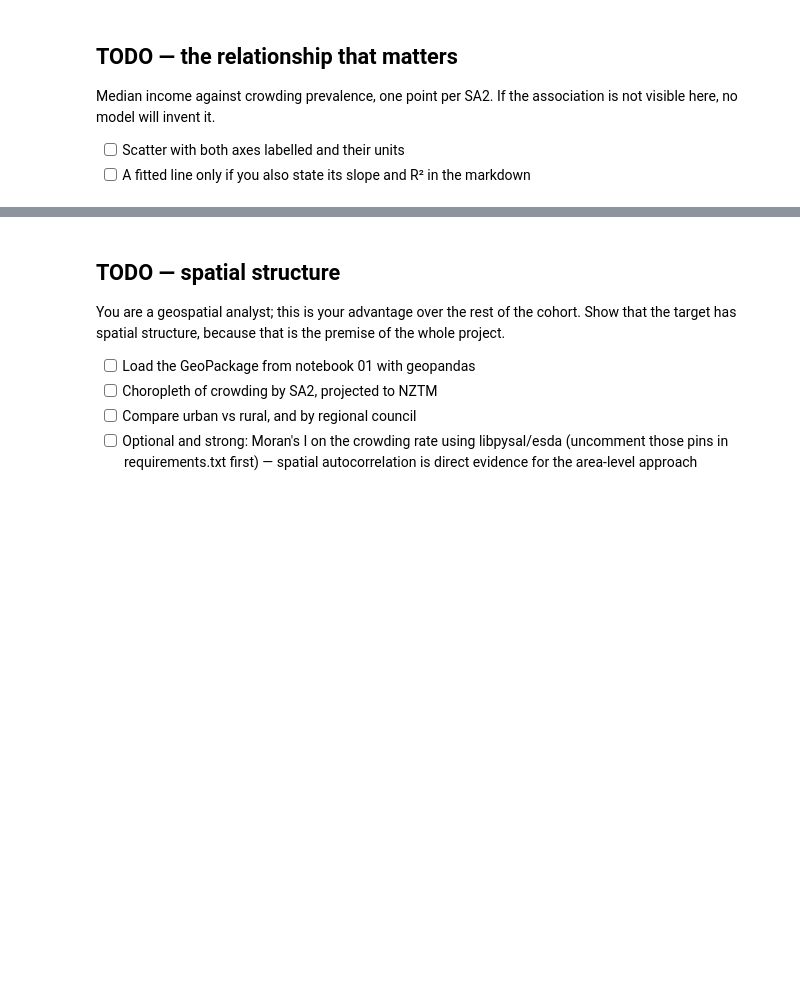
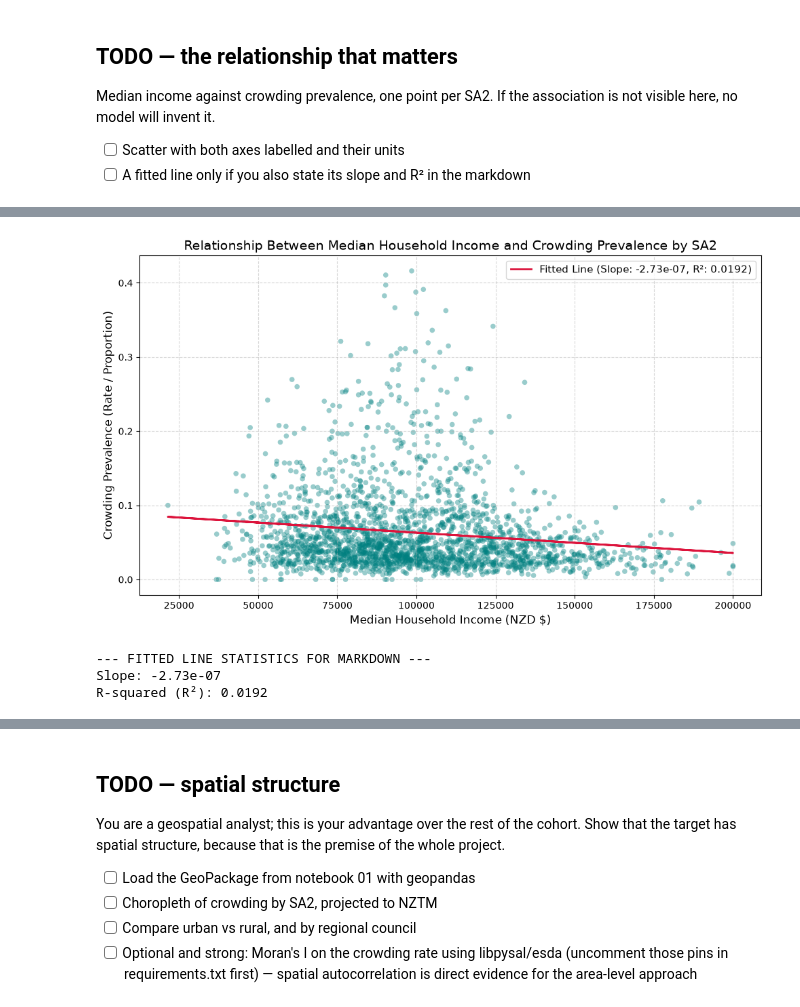
Before and after one commit to AnyaKD/dsai-mini-project-2, a Jupyter notebook: notebooks/02_eda.ipynb, the cells around one changed output, grey strips where cells are left out. Cells and saved outputs as stored; diff of their text form; code cells hidden in the pictures; blank space fills up the shorter version.

```diff
--- a/notebooks/02_eda.ipynb
+++ b/notebooks/02_eda.ipynb
@@ -68,0 +769,5 @@ make a coefficient uninterpretable.
+# %%
+# Drop the redundant 1-person household table copy
+if 'number_of_usual_residents_in_household_one_usual_resident' in analysis_cleaned.columns:
+    analysis_cleaned = analysis_cleaned.drop(columns=['number_of_usual_residents_in_household_one_usual_resident'])
+    print("Dropped redundant 1-resident household column.")
@@ -85,0 +784,12 @@ association is not visible here, no model will invent it.
+# %%
+# Check your original dataframe for income columns (change 'analysis' if your raw dataframe is named differently)
+income_cols_to_restore = [c for c in analysis.columns if 'income' in c]
+print("Found income columns to restore:")
+for c in income_cols_to_restore:
+    print(f" - {c}")
+
+# Merge them back into analysis_cleaned using sa2_code as the key
+if 'sa2_code' in analysis_cleaned.columns and 'sa2_code' in analysis.columns:
+    cols_to_add = ['sa2_code'] + income_cols_to_restore
+    analysis_cleaned = analysis_cleaned.merge(analysis[cols_to_add], on='sa2_code', how='left')
+    print(f"Successfully restored income columns! New shape: {analysis_cleaned.shape}")
@@ -85,0 +811,48 @@ association is not visible here, no model will invent it.
+# %%
+import matplotlib.pyplot as plt
+import numpy as np
+
+# Select your income and crowding columns
+income_col = 'total_household_income_median'
+crowding_col = 'crowding_rate'
+
+x = analysis_cleaned[income_col]
+y = analysis_cleaned[crowding_col]
+
+# Drop any missing pairs for the plot
+valid_mask = ~(x.isna() | y.isna())
+x_clean, y_clean = x[valid_mask], y[valid_mask]
+
+# Fit a linear trendline
+slope, intercept = np.polyfit(x_clean, y_clean, 1)
+
+# Compute R-squared
+correlation_matrix = np.corrcoef(x_clean, y_clean)
+r_squared = correlation_matrix[0, 1]**2
+
+# Create the scatter plot
+plt.figure(figsize=(10, 6))
+plt.scatter(x_clean, y_clean, alpha=0.4, color='teal', edgecolor='none', s=30)
+
+# Plot the fitted trendline using scientific notation in the label
+plt.plot(x_clean, slope * x_clean + intercept, color='crimson', linewidth=2,
+         label=f'Fitted Line (Slope: {slope:.2e}, R²: {r_squared:.4f})')
+
+# Labels and units (Explicitly requested by your prompt)
+plt.xlabel('Median Household Income (NZD $)', fontsize=12)
+plt.ylabel('Crowding Prevalence (Rate / Proportion)', fontsize=12)
+plt.title('Relationship Between Median Household Income and Crowding Prevalence by SA2', fontsize=14)
+plt.legend(fontsize=11)
+plt.grid(True, linestyle='--', alpha=0.5)
+plt.tight_layout()
+plt.show()
+
+# Print statistics in scientific notation for your markdown write-up
+print(f"--- FITTED LINE STATISTICS FOR MARKDOWN ---")
+print(f"Slope: {slope:.2e}")
+print(f"R-squared (R²): {r_squared:.4f}")
+# %% [output]
+[figure, added]
+--- FITTED LINE STATISTICS FOR MARKDOWN ---
+Slope: -2.73e-07
+R-squared (R²): 0.0192
```
Also changed, not shown: parts of 68 cells of this notebook, 3 other files.
